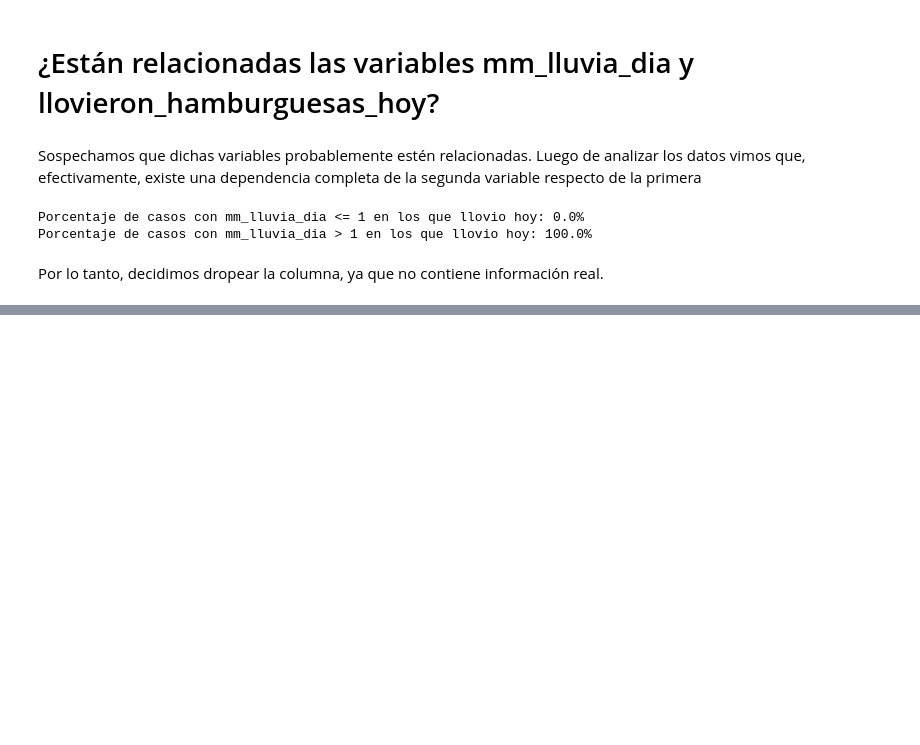
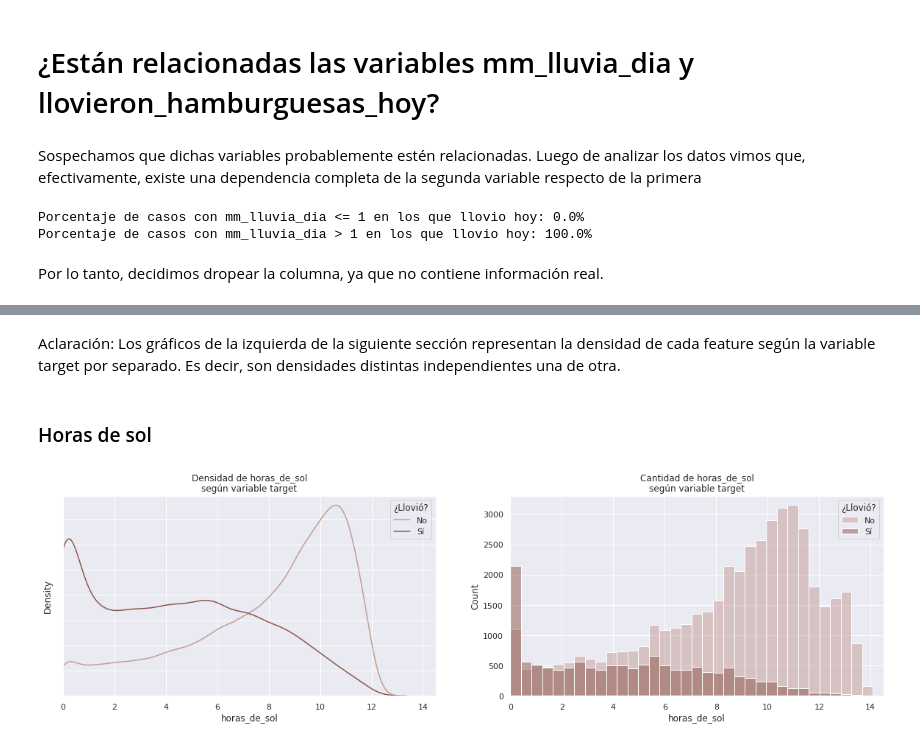
Before and after one commit to fdelu/orga-de-datos, a Jupyter notebook: TP1_Presentacion.ipynb, the cells around one changed output, grey strips where cells are left out. Cells and saved outputs as stored; diff of their text form; code cells hidden in the pictures; blank space fills up the shorter version.

```diff
--- a/TP1_Presentacion.ipynb
+++ b/TP1_Presentacion.ipynb
@@ -200,6 +202,34 @@ df.dtypes.to_frame("Tipo de dato")
 | velocidad_viento_tarde | float64 |
 | velocidad_viento_temprano | float64 |
 | llovieron_hamburguesas_al_dia_sig... | float64 |
+# %%
+variables_numericas = [
+    "temp_min",
+    "temp_max",
+    "temperatura_tarde",
+    "temperatura_temprano",
+    "presion_atmosferica_tarde",
+    "presion_atmosferica_temprano",
+    "nubosidad_tarde",
+    "nubosidad_temprano",
+    "velocidad_viento_tarde",
+    "velocidad_viento_temprano",
+    "rafaga_viento_max_velocidad",
+    "nubosidad_tarde",
+    "nubosidad_temprano",
+    "mm_evaporados_agua",
+    "mm_lluvia_dia",
+    "horas_de_sol",
+]
+variable_booleana = "llovieron_hamburguesas_hoy"
+variables_categoricas = [
+    "barrio",
+    "direccion_viento_tarde",
+    "direccion_viento_temprano",
+    "rafaga_viento_max_direccion"
+]
+variable_fecha = "dia"
+variable_target = "llovieron_hamburguesas_al_dia_siguiente"
 # %% [markdown]
 # ¿Cómo se distribuyen los missings? ¿Están relacionados? ¿Podemos dropear filas?
 # %% [markdown]
@@ -335,0 +506,8 @@ df.drop(columns=["llovieron_hamburguesas_hoy"], inplace=True, errors="ignore")
+# %% [markdown]
+Aclaración: Los gráficos de la izquierda de la siguiente sección representan la densidad de cada feature según la variable target por separado. Es decir, son densidades distintas independientes una de otra.
+# %% [markdown]
+### Horas de sol
+# %%
+graficar_diferencia_target("horas_de_sol", bins=35)
+# %% [output]
+[figure, added]
```
Also changed, not shown: parts of 59 cells of this notebook.
